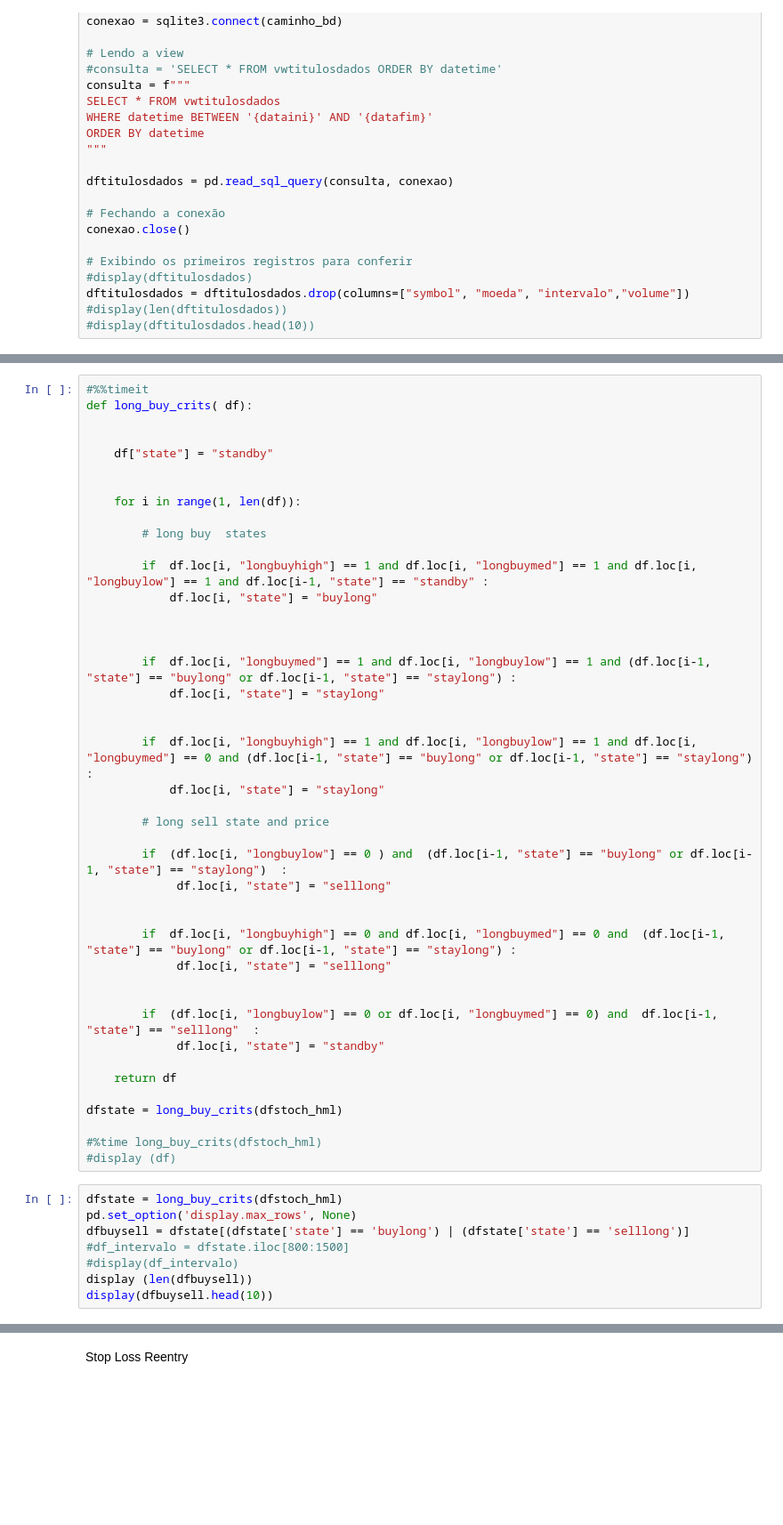
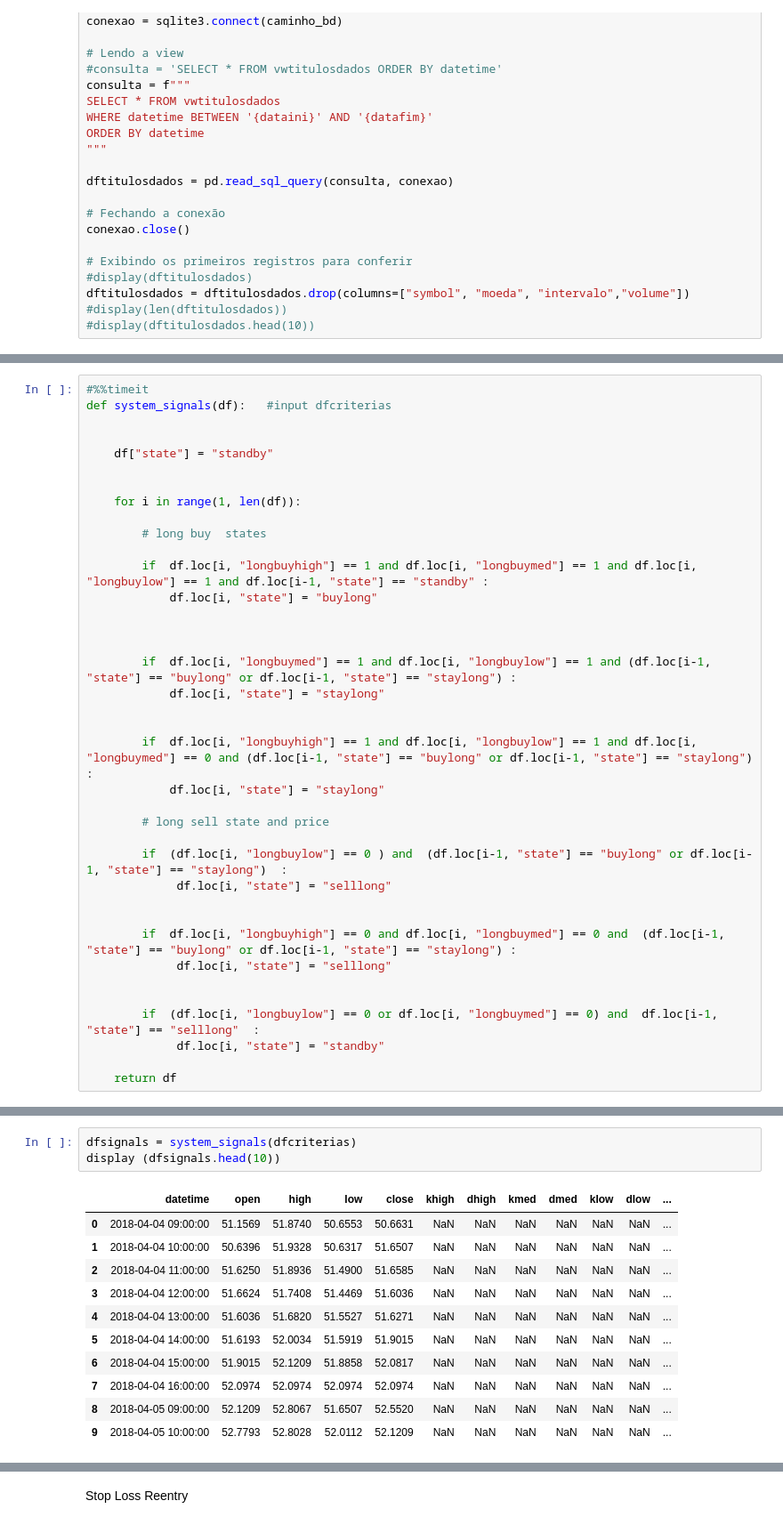
Before and after one commit to SciTrade/anaconda_projects, a Jupyter notebook: Trading_System/Stch_1H_1/systemconstruction.ipynb, the cells around one changed output, grey strips where cells are left out. Shown at 89% size. Saved outputs shown, nothing was run; the diff lists cells and outputs as text; blank space fills up the shorter version.

```diff
--- a/Trading_System/Stch_1H_1/systemconstruction.ipynb
+++ b/Trading_System/Stch_1H_1/systemconstruction.ipynb
@@ -130,6 +143,6 @@ display(df.head(10))
 # %%
 #%%timeit
-def long_buy_crits( df):
+def system_signals(df):   #input dfcriterias
 
 
     df["state"] = "standby"
@@ -165,16 +178,3 @@ def long_buy_crits( df):
              df.loc[i, "state"] = "standby"
 
     return df
-
-dfstate = long_buy_crits(dfstoch_hml)
-
-#%time long_buy_crits(dfstoch_hml)
-#display (df)
-# %%
-dfstate = long_buy_crits(dfstoch_hml)
-pd.set_option('display.max_rows', None)
-dfbuysell = dfstate[(dfstate['state'] == 'buylong') | (dfstate['state'] == 'selllong')]
-#df_intervalo = dfstate.iloc[800:1500]
-#display(df_intervalo)
-display (len(dfbuysell))
-display(dfbuysell.head(10))
@@ -195,2 +181,17 @@ display(dfbuysell.head(10))
+# %%
+dfsignals = system_signals(dfcriterias)
+display (dfsignals.head(10))
+# %% [output]
+|  | datetime | open | high | low | close | khigh | dhigh | kmed | dmed | klow | dlow | ... |
+| 0 | 2018-04-04 09:00:00 | 51.1569 | 51.8740 | 50.6553 | 50.6631 | NaN | NaN | NaN | NaN | NaN | NaN | ... |
+| 1 | 2018-04-04 10:00:00 | 50.6396 | 51.9328 | 50.6317 | 51.6507 | NaN | NaN | NaN | NaN | NaN | NaN | ... |
+| 2 | 2018-04-04 11:00:00 | 51.6250 | 51.8936 | 51.4900 | 51.6585 | NaN | NaN | NaN | NaN | NaN | NaN | ... |
+| 3 | 2018-04-04 12:00:00 | 51.6624 | 51.7408 | 51.4469 | 51.6036 | NaN | NaN | NaN | NaN | NaN | NaN | ... |
+| 4 | 2018-04-04 13:00:00 | 51.6036 | 51.6820 | 51.5527 | 51.6271 | NaN | NaN | NaN | NaN | NaN | NaN | ... |
+| 5 | 2018-04-04 14:00:00 | 51.6193 | 52.0034 | 51.5919 | 51.9015 | NaN | NaN | NaN | NaN | NaN | NaN | ... |
+| 6 | 2018-04-04 15:00:00 | 51.9015 | 52.1209 | 51.8858 | 52.0817 | NaN | NaN | NaN | NaN | NaN | NaN | ... |
+| 7 | 2018-04-04 16:00:00 | 52.0974 | 52.0974 | 52.0974 | 52.0974 | NaN | NaN | NaN | NaN | NaN | NaN | ... |
+| 8 | 2018-04-05 09:00:00 | 52.1209 | 52.8067 | 51.6507 | 52.5520 | NaN | NaN | NaN | NaN | NaN | NaN | ... |
+| 9 | 2018-04-05 10:00:00 | 52.7793 | 52.8028 | 52.0112 | 52.1209 | NaN | NaN | NaN | NaN | NaN | NaN | ... |
 # %%
 #%%timeit
```
Also changed, not shown: parts of 16 cells of this notebook, 3 other files.
